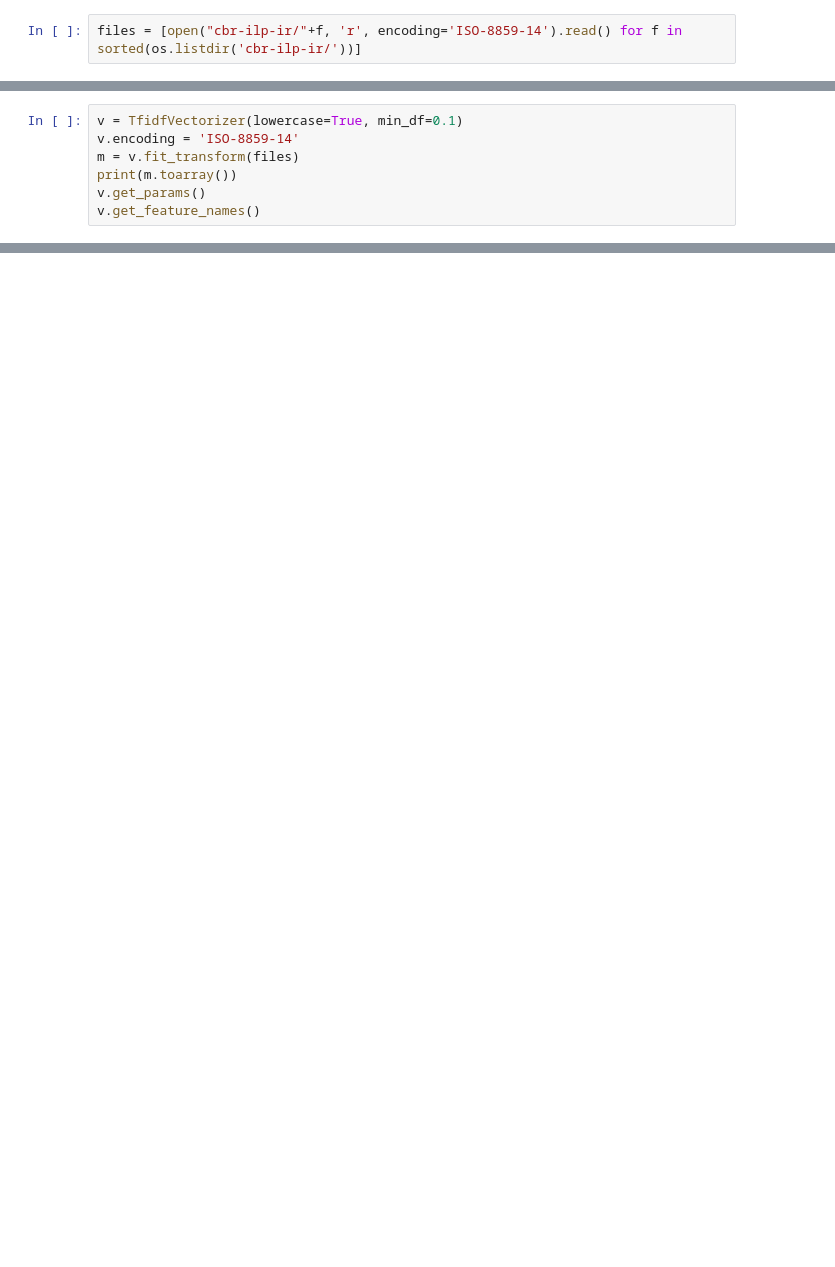
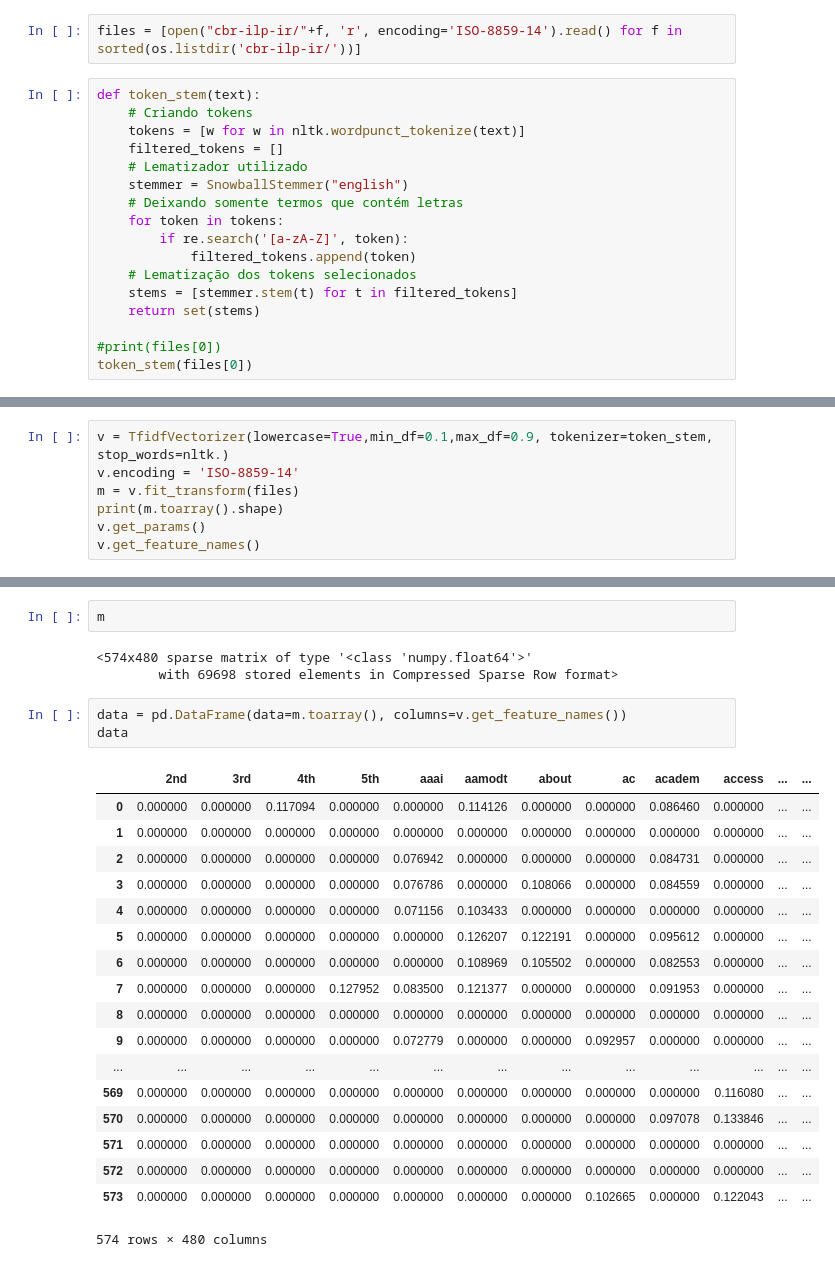
Before and after one commit to matheusjorge/TextMining_Proj1, a Jupyter notebook: Projeto1.ipynb, the cells around one changed output, grey strips where cells are left out. Drawn from its saved outputs; the diff is of its cells as text; blank space fills up the shorter version.

```diff
--- a/Projeto1.ipynb
+++ b/Projeto1.ipynb
@@ -6,2 +10,19 @@ import string
 # %%
 files = [open("cbr-ilp-ir/"+f, 'r', encoding='ISO-8859-14').read() for f in sorted(os.listdir('cbr-ilp-ir/'))]
+# %%
+def token_stem(text):
+    # Criando tokens
+    tokens = [w for w in nltk.wordpunct_tokenize(text)]
+    filtered_tokens = []
+    # Lematizador utilizado
+    stemmer = SnowballStemmer("english")
+    # Deixando somente termos que contém letras
+    for token in tokens:
+        if re.search('[a-zA-Z]', token):
+            filtered_tokens.append(token)
+    # Lematização dos tokens selecionados
+    stems = [stemmer.stem(t) for t in filtered_tokens]
+    return set(stems)
+
+#print(files[0])
+token_stem(files[0])
@@ -8,8 +47,8 @@ files = [open("cbr-ilp-ir/"+f, 'r', encoding='ISO-8859-14').read() for f in sort
 # %%
-v = TfidfVectorizer(lowercase=True, min_df=0.1)
+v = TfidfVectorizer(lowercase=True,min_df=0.1,max_df=0.9, tokenizer=token_stem, stop_words=nltk.)
 v.encoding = 'ISO-8859-14'
 m = v.fit_transform(files)
-print(m.toarray())
+print(m.toarray().shape)
 v.get_params()
 v.get_feature_names()
 # %% [output]
@@ -39,0 +73,27 @@ v.get_feature_names()
+# %%
+m
+# %% [output]
+<574x480 sparse matrix of type '<class 'numpy.float64'>'
+        with 69698 stored elements in Compressed Sparse Row format>
+# %%
+data = pd.DataFrame(data=m.toarray(), columns=v.get_feature_names())
+data
+# %% [output]
+|  | 2nd | 3rd | 4th | 5th | aaai | aamodt | about | ac | academ | access | ... | ... |
+| 0 | 0.000000 | 0.000000 | 0.117094 | 0.000000 | 0.000000 | 0.114126 | 0.000000 | 0.000000 | 0.086460 | 0.000000 | ... | ... |
+| 1 | 0.000000 | 0.000000 | 0.000000 | 0.000000 | 0.000000 | 0.000000 | 0.000000 | 0.000000 | 0.000000 | 0.000000 | ... | ... |
+| 2 | 0.000000 | 0.000000 | 0.000000 | 0.000000 | 0.076942 | 0.000000 | 0.000000 | 0.000000 | 0.084731 | 0.000000 | ... | ... |
+| 3 | 0.000000 | 0.000000 | 0.000000 | 0.000000 | 0.076786 | 0.000000 | 0.108066 | 0.000000 | 0.084559 | 0.000000 | ... | ... |
+| 4 | 0.000000 | 0.000000 | 0.000000 | 0.000000 | 0.071156 | 0.103433 | 0.000000 | 0.000000 | 0.000000 | 0.000000 | ... | ... |
+| 5 | 0.000000 | 0.000000 | 0.000000 | 0.000000 | 0.000000 | 0.126207 | 0.122191 | 0.000000 | 0.095612 | 0.000000 | ... | ... |
+| 6 | 0.000000 | 0.000000 | 0.000000 | 0.000000 | 0.000000 | 0.108969 | 0.105502 | 0.000000 | 0.082553 | 0.000000 | ... | ... |
+| 7 | 0.000000 | 0.000000 | 0.000000 | 0.127952 | 0.083500 | 0.121377 | 0.000000 | 0.000000 | 0.091953 | 0.000000 | ... | ... |
+| 8 | 0.000000 | 0.000000 | 0.000000 | 0.000000 | 0.000000 | 0.000000 | 0.000000 | 0.000000 | 0.000000 | 0.000000 | ... | ... |
+| 9 | 0.000000 | 0.000000 | 0.000000 | 0.000000 | 0.072779 | 0.000000 | 0.000000 | 0.092957 | 0.000000 | 0.000000 | ... | ... |
+| ... | ... | ... | ... | ... | ... | ... | ... | ... | ... | ... | ... | ... |
+| 569 | 0.000000 | 0.000000 | 0.000000 | 0.000000 | 0.000000 | 0.000000 | 0.000000 | 0.000000 | 0.000000 | 0.116080 | ... | ... |
+| 570 | 0.000000 | 0.000000 | 0.000000 | 0.000000 | 0.000000 | 0.000000 | 0.000000 | 0.000000 | 0.097078 | 0.133846 | ... | ... |
+| 571 | 0.000000 | 0.000000 | 0.000000 | 0.000000 | 0.000000 | 0.000000 | 0.000000 | 0.000000 | 0.000000 | 0.000000 | ... | ... |
+| 572 | 0.000000 | 0.000000 | 0.000000 | 0.000000 | 0.000000 | 0.000000 | 0.000000 | 0.000000 | 0.000000 | 0.000000 | ... | ... |
+| 573 | 0.000000 | 0.000000 | 0.000000 | 0.000000 | 0.000000 | 0.000000 | 0.000000 | 0.102665 | 0.000000 | 0.122043 | ... | ... |
+574 rows × 480 columns
```
Also changed, not shown: parts of 3 cells of this notebook.
